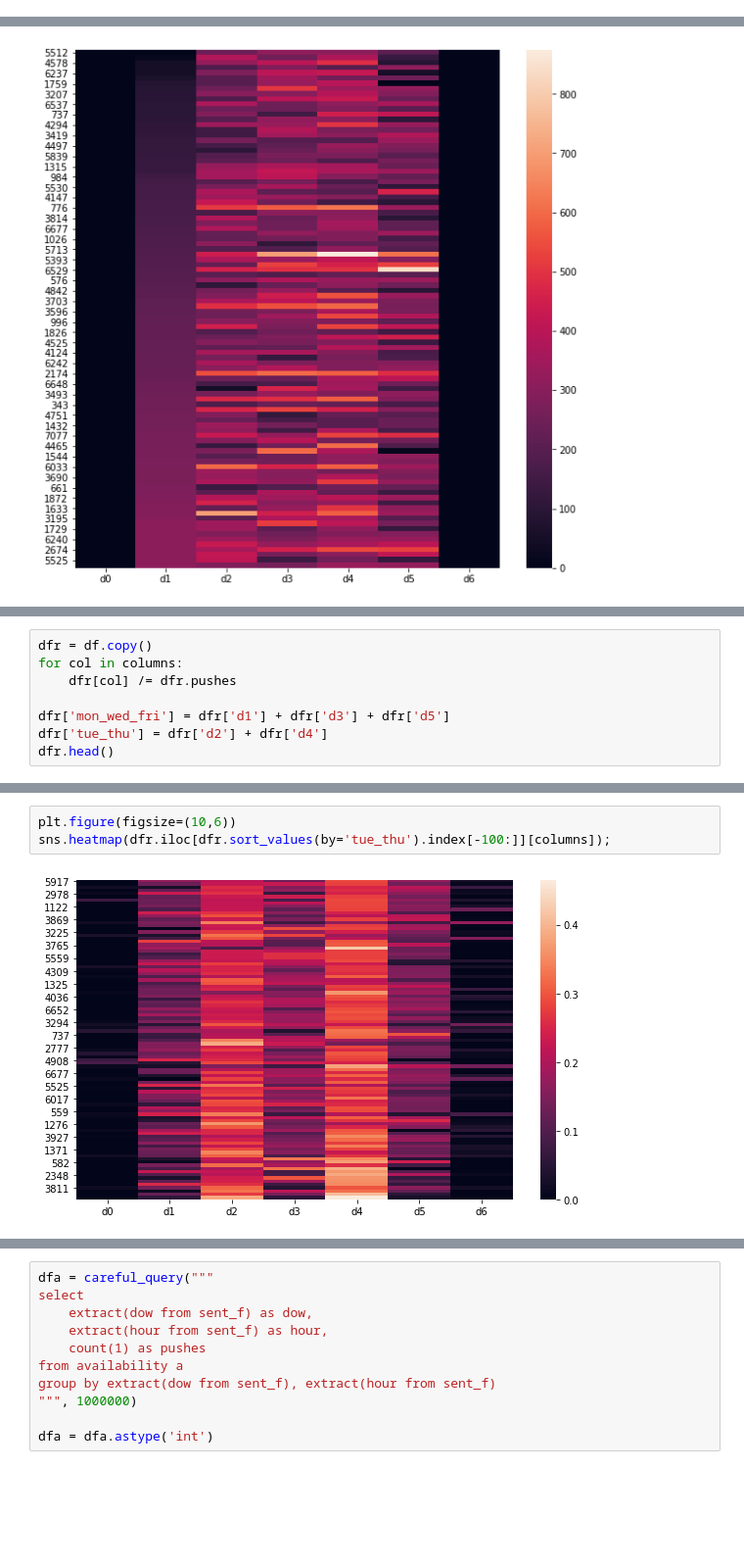
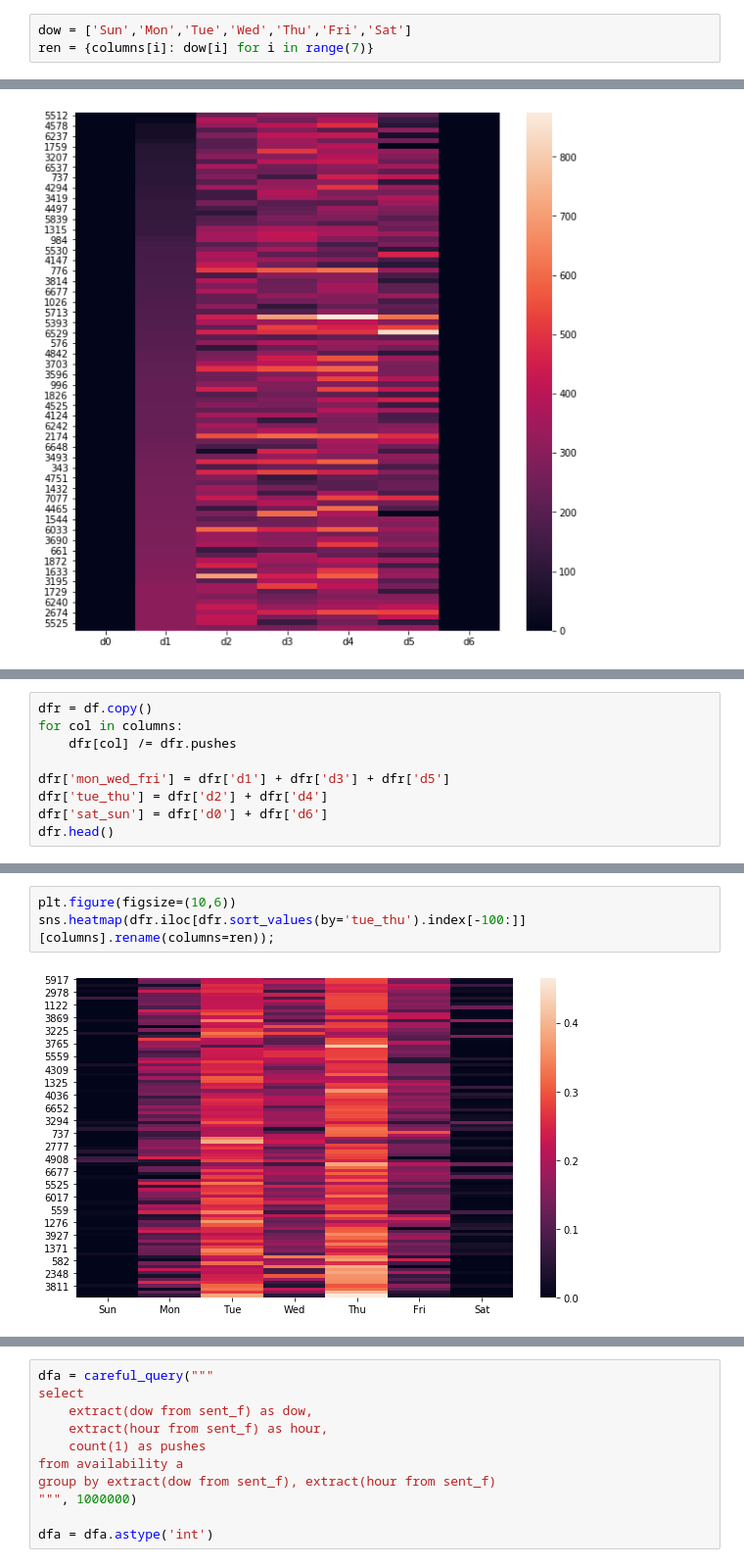
Before and after one commit to akanelson/ds4a, a Jupyter notebook: initial_exploratory_analysis/21 - clusters of drivers.ipynb, the cells around one changed output, grey strips where cells are left out. Shown: that part at 98% size. Saved outputs shown, nothing was run; the diff lists cells and outputs as text; blank space fills up the shorter version.

```diff
--- a/initial_exploratory_analysis/21 - clusters of drivers.ipynb
+++ b/initial_exploratory_analysis/21 - clusters of drivers.ipynb
@@ -96,2 +96,5 @@ d4 d5 d6 (151, 11)
+# %%
+dow = ['Sun','Mon','Tue','Wed','Thu','Fri','Sat']
+ren = {columns[i]: dow[i] for i in range(7)}
 # %%
 plt.figure(figsize=(10,10))
@@ -128,6 +130,7 @@ for col in columns:
 
 dfr['mon_wed_fri'] = dfr['d1'] + dfr['d3'] + dfr['d5']
 dfr['tue_thu'] = dfr['d2'] + dfr['d4']
+dfr['sat_sun'] = dfr['d0'] + dfr['d6']
 dfr.head()
 # %% [output]
 |  | driver_id | pushes | d0 | d1 | d2 | d3 | d4 | d5 | d6 | mon_wed_fri | ... |
@@ -138,8 +141,8 @@ dfr.head()
 | 4 | 004417983b10e30f5510cd867d6f3439 | 1301 | 0.000000 | 0.262106 | 0.157571 | 0.171407 | 0.200615 | 0.208301 | 0.000000 | 0.641814 | ... |
 # %%
 plt.figure(figsize=(10,6))
-sns.heatmap(dfr.iloc[dfr.sort_values(by='tue_thu').index[-100:]][columns]);
+sns.heatmap(dfr.iloc[dfr.sort_values(by='tue_thu').index[-100:]][columns].rename(columns=ren));
 # %% [output]
-[figure, old version]
+[figure, new version]
 # %%
 plt.figure(figsize=(10,6))
```
Also changed, not shown: parts of 17 cells of this notebook.
